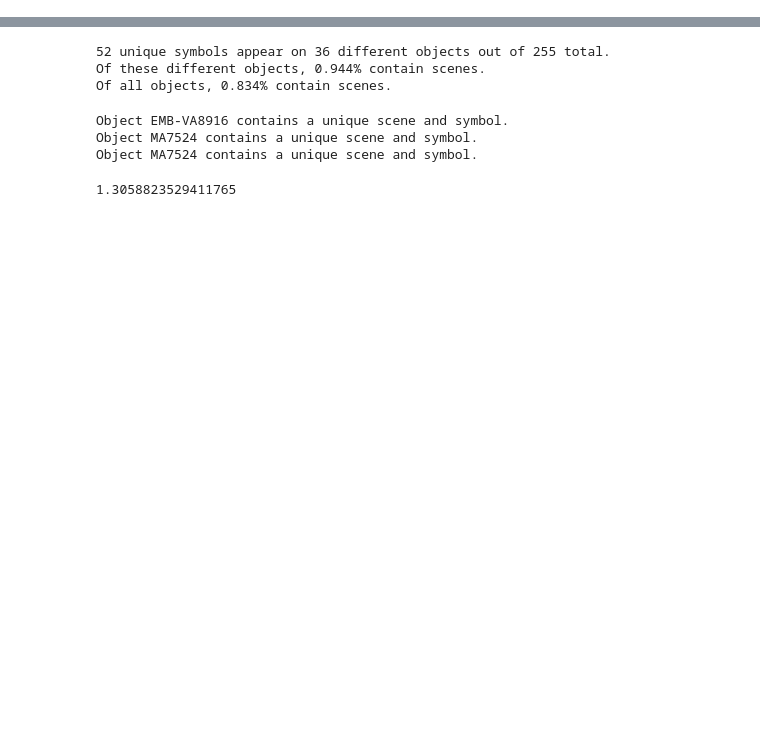
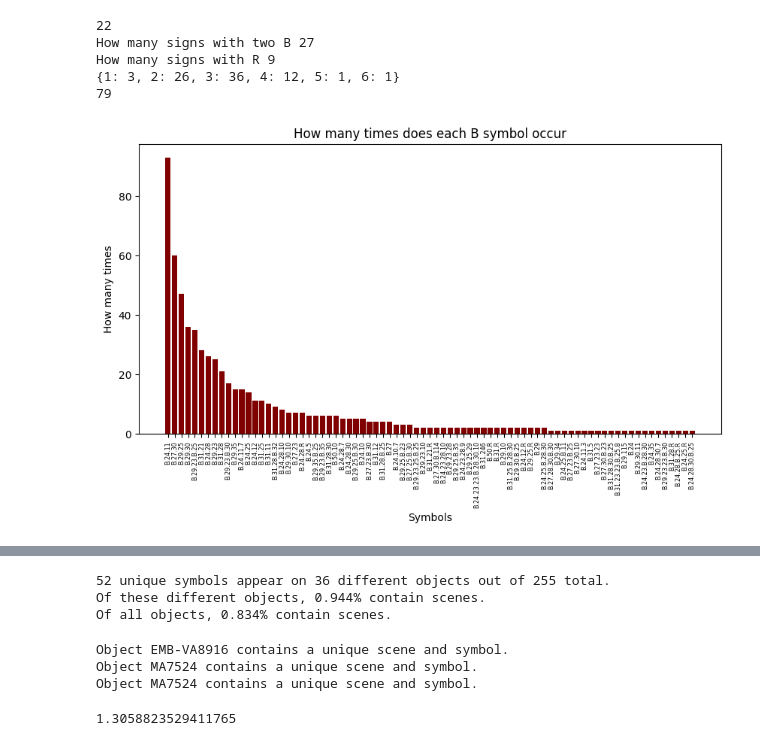
Before and after one commit to agentolek/Bootcamp-mini-hackathon-2024, a Jupyter notebook: Slodziaki/code/unique_symbol_and_scene.ipynb, the cells around one changed output, grey strips where cells are left out. Drawn from its saved outputs; the diff is of its cells as text; code cells hidden in the pictures; blank space fills up the shorter version.

```diff
--- a/Slodziaki/code/unique_symbol_and_scene.ipynb
+++ b/Slodziaki/code/unique_symbol_and_scene.ipynb
@@ -25,0 +77,49 @@ print(len(count))
+# %%
+# Analyze signs B
+dict_b = {}
+dict_count_o = {}
+count1 = 0
+count_r = 0
+count_d_b = 0
+for key in count.keys():
+    if "B" == key[0]:
+        dict_b[key] = count[key]
+        if count[key] == 1:
+                count1+=1
+        count_dots = 0
+        for letter in key:
+            if letter == "B" and count_dots != 0:
+                 count_d_b += 1
+                 count_dots -= 1
+            if letter == '.':
+                count_dots += 1
+            if letter == "R":
+                 count_r += 1
+
+        if count_dots in dict_count_o.keys():
+             dict_count_o[count_dots] += 1
+        else:
+             dict_count_o[count_dots] = 1
+
+print(count1)
+print(f"How many signs with two B {count_d_b}")
+print(f"How many signs with R {count_r}")
+dict_count_o = dict(sorted(dict_count_o.items(), key=lambda item: item[0]))
+print(dict_count_o) #  1: 3  2: 26  3: 20 4: 19 5: 9, 3: 20, 6: 1,, 7: 1}
+sorted_dict_b = dict(sorted(dict_b.items(), key=lambda item: item[1], reverse=True))
+plt.figure(figsize=(10, 5))
+plt.xticks(rotation=90, size="xx-small")
+plt.bar(sorted_dict_b.keys(), sorted_dict_b.values(), color ='maroon')
+plt.title("How many times does each B symbol occur")
+plt.xlabel("Symbols")
+plt.ylabel("How many times")
+print(len(sorted_dict_b.keys()))
+
+plt.savefig("plots/count_symbols_B")
+# %% [output]
+22
+How many signs with two B 27
+How many signs with R 9
+{1: 3, 2: 26, 3: 36, 4: 12, 5: 1, 6: 1}
+79
+[figure, added]
```
Also changed, not shown: parts of 11 cells of this notebook, 19 other files.
